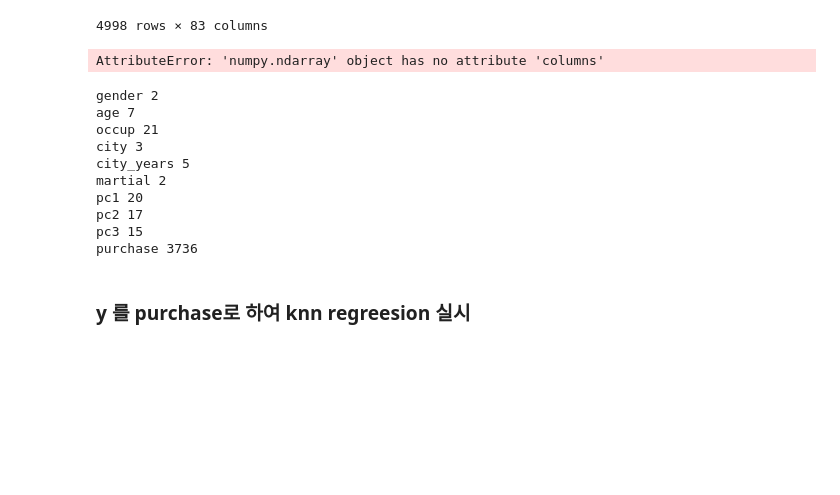
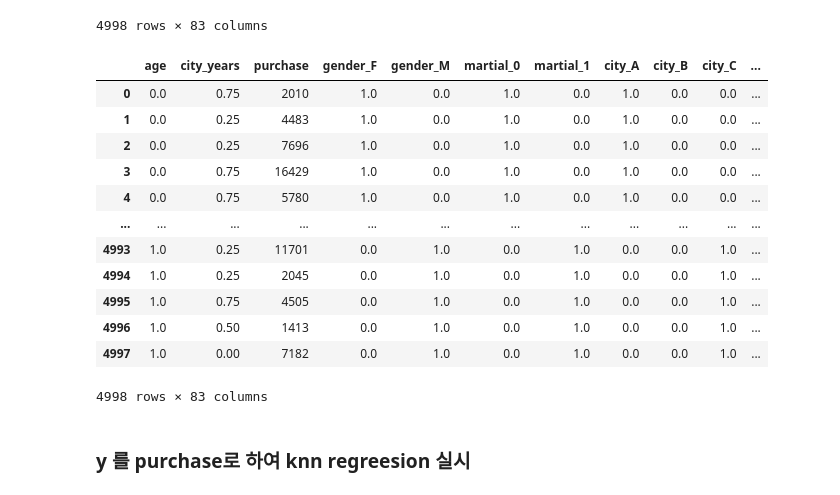
Before and after one commit to jiwoo0212/Tobigs-15-jiwoo, a Jupyter notebook: knn_assignment1.ipynb, the cells around one changed output. Drawn from its saved outputs; the diff is of its cells as text; code cells hidden in the pictures; blank space fills up the shorter version.

```diff
--- a/knn_assignment1.ipynb
+++ b/knn_assignment1.ipynb
@@ -196,25 +196,26 @@ df
 | 4997 | 6 | 0 | 7182 | 0 | 1 | 0 | 1 | 0 | 0 | 1 | ... |
 4998 rows × 83 columns
 # %%
-from sklearn.preprocessing import StandardScaler
-std_scaler = StandardScaler()
+from sklearn.preprocessing import MinMaxScaler
+std_scaler = MinMaxScaler()
 fitted = std_scaler.fit(df)
 df_scaled = std_scaler.transform(df)
 df_scaled = pd.DataFrame(df_scaled, columns=df.columns, index=list(df.index.values))
-# %% [output]
-AttributeError: 'numpy.ndarray' object has no attribute 'columns'
-# %%
-x_cols = list(df.columns)
-for i in x_cols:
-    print(i, len(df[i].unique()))
-# %% [output]
-gender 2
-age 7
-occup 21
-city 3
-city_years 5
-martial 2
-pc1 20
-pc2 17
-pc3 15
-purchase 3736
+# %%
+df_scaled['purchase'] = df['purchase']
+# %%
+df_scaled
+# %% [output]
+|  | age | city_years | purchase | gender_F | gender_M | martial_0 | martial_1 | city_A | city_B | city_C | ... |
+| 0 | 0.0 | 0.75 | 2010 | 1.0 | 0.0 | 1.0 | 0.0 | 1.0 | 0.0 | 0.0 | ... |
+| 1 | 0.0 | 0.25 | 4483 | 1.0 | 0.0 | 1.0 | 0.0 | 1.0 | 0.0 | 0.0 | ... |
+| 2 | 0.0 | 0.25 | 7696 | 1.0 | 0.0 | 1.0 | 0.0 | 1.0 | 0.0 | 0.0 | ... |
+| 3 | 0.0 | 0.75 | 16429 | 1.0 | 0.0 | 1.0 | 0.0 | 1.0 | 0.0 | 0.0 | ... |
+| 4 | 0.0 | 0.75 | 5780 | 1.0 | 0.0 | 1.0 | 0.0 | 1.0 | 0.0 | 0.0 | ... |
+| ... | ... | ... | ... | ... | ... | ... | ... | ... | ... | ... | ... |
+| 4993 | 1.0 | 0.25 | 11701 | 0.0 | 1.0 | 0.0 | 1.0 | 0.0 | 0.0 | 1.0 | ... |
+| 4994 | 1.0 | 0.25 | 2045 | 0.0 | 1.0 | 0.0 | 1.0 | 0.0 | 0.0 | 1.0 | ... |
+| 4995 | 1.0 | 0.75 | 4505 | 0.0 | 1.0 | 0.0 | 1.0 | 0.0 | 0.0 | 1.0 | ... |
+| 4996 | 1.0 | 0.50 | 1413 | 0.0 | 1.0 | 0.0 | 1.0 | 0.0 | 0.0 | 1.0 | ... |
+| 4997 | 1.0 | 0.00 | 7182 | 0.0 | 1.0 | 0.0 | 1.0 | 0.0 | 0.0 | 1.0 | ... |
+4998 rows × 83 columns
```
Also changed, not shown: parts of 19 cells of this notebook.
